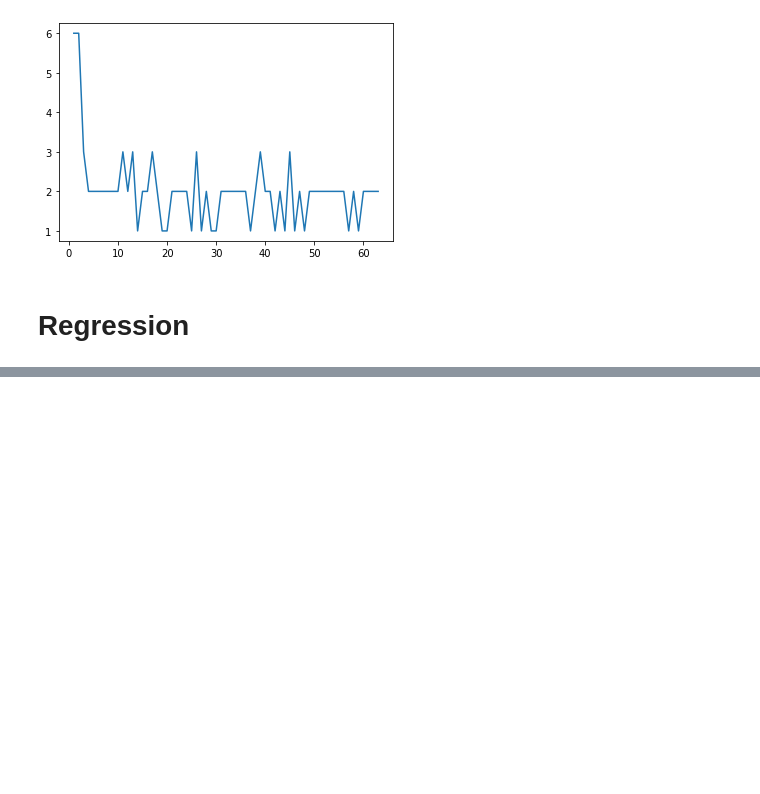
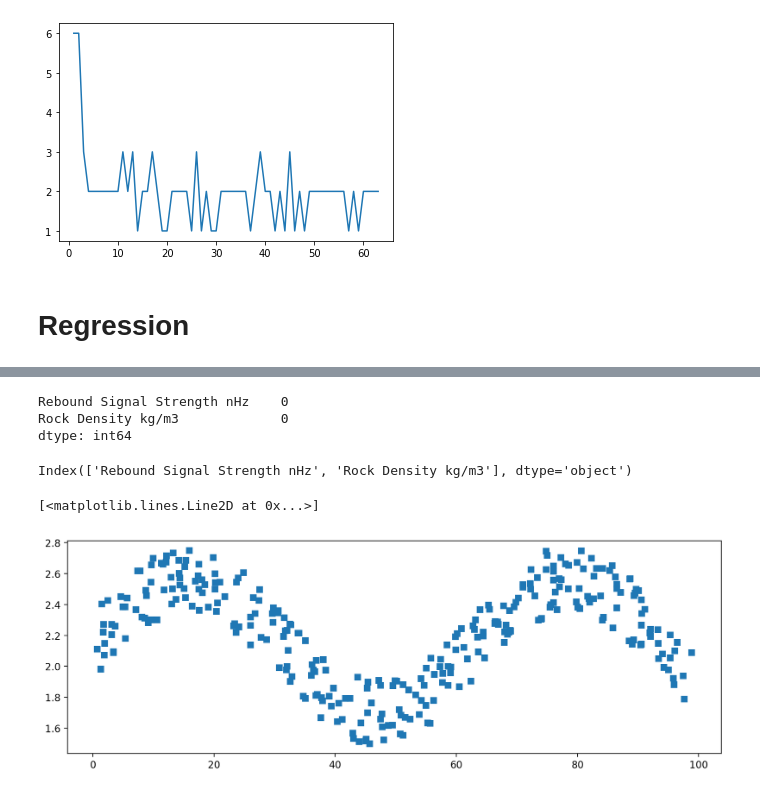
Before and after one commit to ravi0531rp/DataScienceComplete, a Jupyter notebook: Data_Science_ML_Based/012. Random Forests.ipynb, the cells around one changed output, grey strips where cells are left out. Saved outputs shown, nothing was run; the diff lists cells and outputs as text; code cells hidden in the pictures; blank space fills up the shorter version.

```diff
--- a/Data_Science_ML_Based/012. Random Forests.ipynb
+++ b/Data_Science_ML_Based/012. Random Forests.ipynb
@@ -312,0 +329,2 @@ plt.plot(range(1,64),misclassifications)
+# %%
+df = pd.read_csv("DATA/rock_density_xray.csv")
@@ -312,0 +340,18 @@ plt.plot(range(1,64),misclassifications)
+# %%
+df.isna().sum()
+# %% [output]
+Rebound Signal Strength nHz    0
+Rock Density kg/m3             0
+dtype: int64
+# %%
+df.columns
+# %% [output]
+Index(['Rebound Signal Strength nHz', 'Rock Density kg/m3'], dtype='object')
+# %%
+df.columns=['Signal',"Density"]
+# %%
+plt.figure(figsize=(12,4), dpi=200)
+plt.plot(df['Signal'] ,df['Density'], 's')
+# %% [output]
+[<matplotlib.lines.Line2D at 0x...>]
+[figure, added]
```
Also changed, not shown: parts of 8 cells of this notebook, 1 other file.
